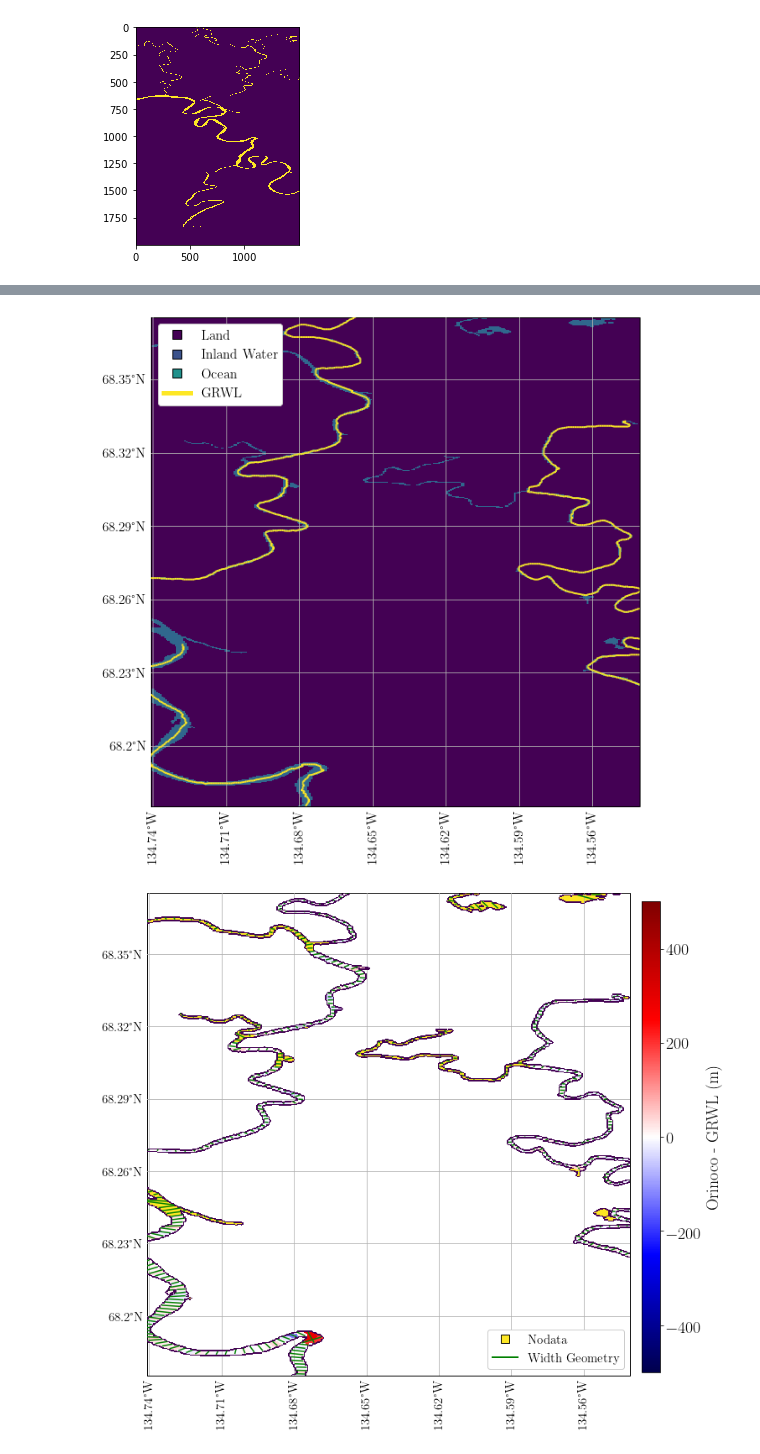
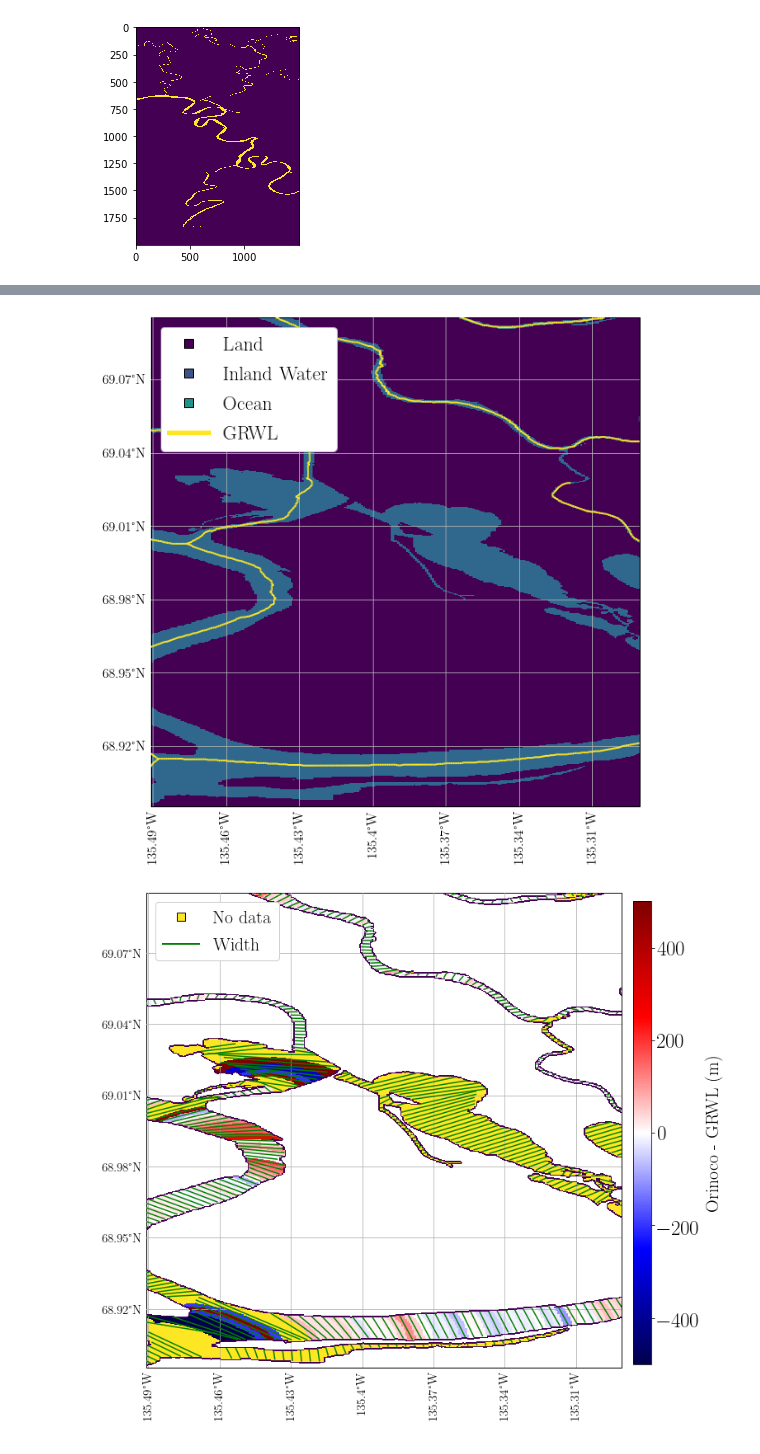
Before and after one commit to simard-landscape-lab/orinoco, a Jupyter notebook: notebooks/grwl_comparison/4 - Figures - Connectivity.ipynb, the cells around one changed output, grey strips where cells are left out. Cells and saved outputs as stored; diff of their text form; code cells hidden in the pictures.

```diff
--- a/notebooks/grwl_comparison/4 - Figures - Connectivity.ipynb
+++ b/notebooks/grwl_comparison/4 - Figures - Connectivity.ipynb
@@ -75,7 +76,7 @@ plt.imshow(water_mask[sy, sx])
 <matplotlib.image.AxesImage at 0x...>
 [figure]
 # %%
-slice_index = 1
+slice_index = 0
 # %%
 # Mackenzie
 figsize=(12, 10)
@@ -83,10 +84,12 @@ figsize=(12, 10)
 if (tile_name is 'NR08') & (slice_index == 0):
     sy = np.s_[2_000:3_000]
     sx = np.s_[4_000:5_000]
+    loc='upper left'
 
 elif (tile_name is 'NR08') & (slice_index == 1):
     sy = np.s_[5_600:6_600]
     sx = np.s_[7_750:8_750]
+    loc='lower right'
 
 plot_dir = Path(f'plot/{tile_name}_{slice_index}')
 plot_dir.mkdir(exist_ok=True, parents=True)
@@ -112,7 +115,7 @@ ocean_layer = ocean_mask.astype(dtype=float)
 ocean_layer[~ocean_mask.astype(bool)] = np.nan
 # %%
 plt.rc('text', usetex=True)
-plt.rc('font', family='serif', size=20)
+plt.rc('font', family='serif', size=25)
 # %%
 M = 4
 labels = ['Land', 'Inland Water', 'Ocean', 'Orinoco']
@@ -233,13 +236,12 @@ ax.imshow(ocean_layer[sy, sx],
           extent=extent,
           vmin=0, vmax=2,
           transform=ccrs.PlateCarree())
-ax.legend(handles=legend_elements, loc='upper left', fontsize=15, framealpha=1)
+ax.legend(handles=legend_elements, loc=loc, fontsize=22, framealpha=1)
 plt.savefig(plot_dir/'grwl.png')
 # %% [output]
-[figure, old version]
+[figure, new version]
 # %%
 M = 1
-labels = ['Nodata', 'Width Geometry']
 
 cNorm  = matplotlib.colors.Normalize(vmin=0, vmax=(M))
 scalarMap = matplotlib.cm.ScalarMappable(norm=cNorm, cmap='viridis')
@@ -248,7 +250,7 @@ legend_elements = [Line2D([0],
                           [0],
                           marker='s',
                           color='w',
-                          label=f'{labels[0]}',
+                          label=f'No data',
                           markerfacecolor=scalarMap.to_rgba(1),
                           markeredgecolor='black',
                           markersize=10) ] +\
@@ -256,11 +258,8 @@ legend_elements = [Line2D([0],
                           [0],
                           marker=None,
                           color='green',
-                          label=f'{labels[1]}',
+                          label=f'Width',
                           linewidth=2,
-                          #markerfacecolor=scalarMap.to_rgba(k),
-                          #markeredgecolor='black',
-                          #edgecolor='black',
                           markersize=10)]
 # %%
 import scipy.ndimage as nd
@@ -287,36 +286,36 @@ im = ax.imshow(width_differences[sy, sx], alpha=1,
           extent=extent,
           transform=ccrs.PlateCarree(),
           cmap='seismic',
           vmin = -500,
           vmax=500)
 
 ax.imshow(nodata_diff[sy, sx], alpha=1,
           zorder=2,
           extent=extent,
           transform=ccrs.PlateCarree(),
           vmin=0, vmax=1)
 ax.imshow(outline, alpha=1,
           zorder=3,
           extent=extent,
           transform=ccrs.PlateCarree())
 divider = make_axes_locatable(ax)
 if slice_index == 1:
     cax = fig.add_axes([.85, 0.13, 0.025, 0.78])
 elif slice_index == 0:
     cax = fig.add_axes([.85, 0.13, 0.025, 0.78])
 
 
 widths_df_c.plot(color='green', ax=ax, alpha=1,zorder=4)
 
 fig.subplots_adjust(hspace=0, wspace=0, top=0.925, left=0.1)
 
 fig.colorbar(im, cax=cax)
-cax.set_ylabel('Orinoco - GRWL (m)', fontsize=20)
+cax.set_ylabel('Orinoco - GRWL (m)', fontsize=22)
 
-ax.legend(handles=legend_elements, loc='lower right', fontsize=15, framealpha=1)
+ax.legend(handles=legend_elements, loc=loc, fontsize=22, framealpha=1)
 plt.savefig(plot_dir/'width_differences.png')
 # %% [output]
-[figure, old version]
+[figure, new version]
 # %%
 fig, ax = plt.subplots(figsize=figsize)
 X = width_differences[sy, sx]
```
Also changed, not shown: parts of 5 cells of this notebook, 16 other files.
